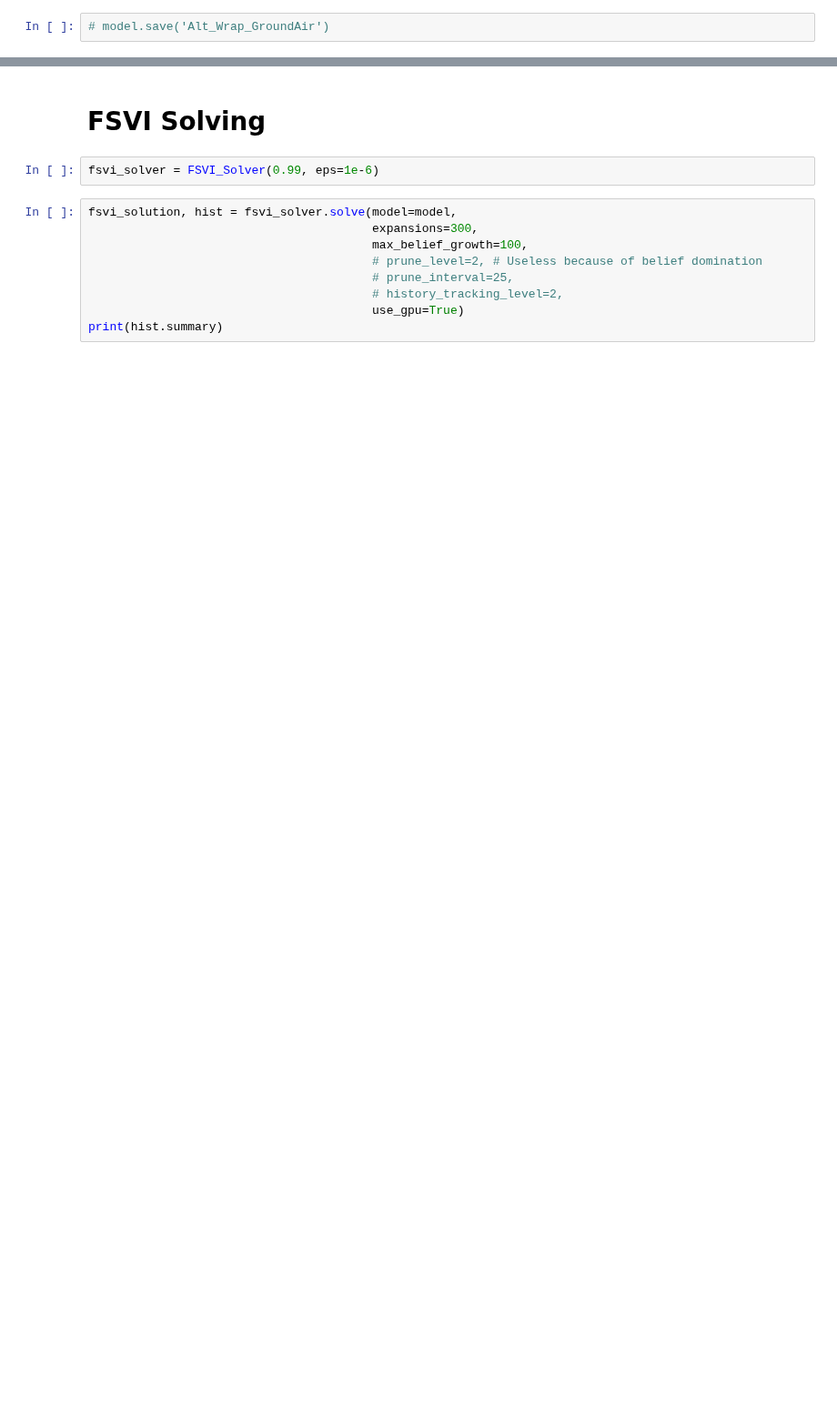
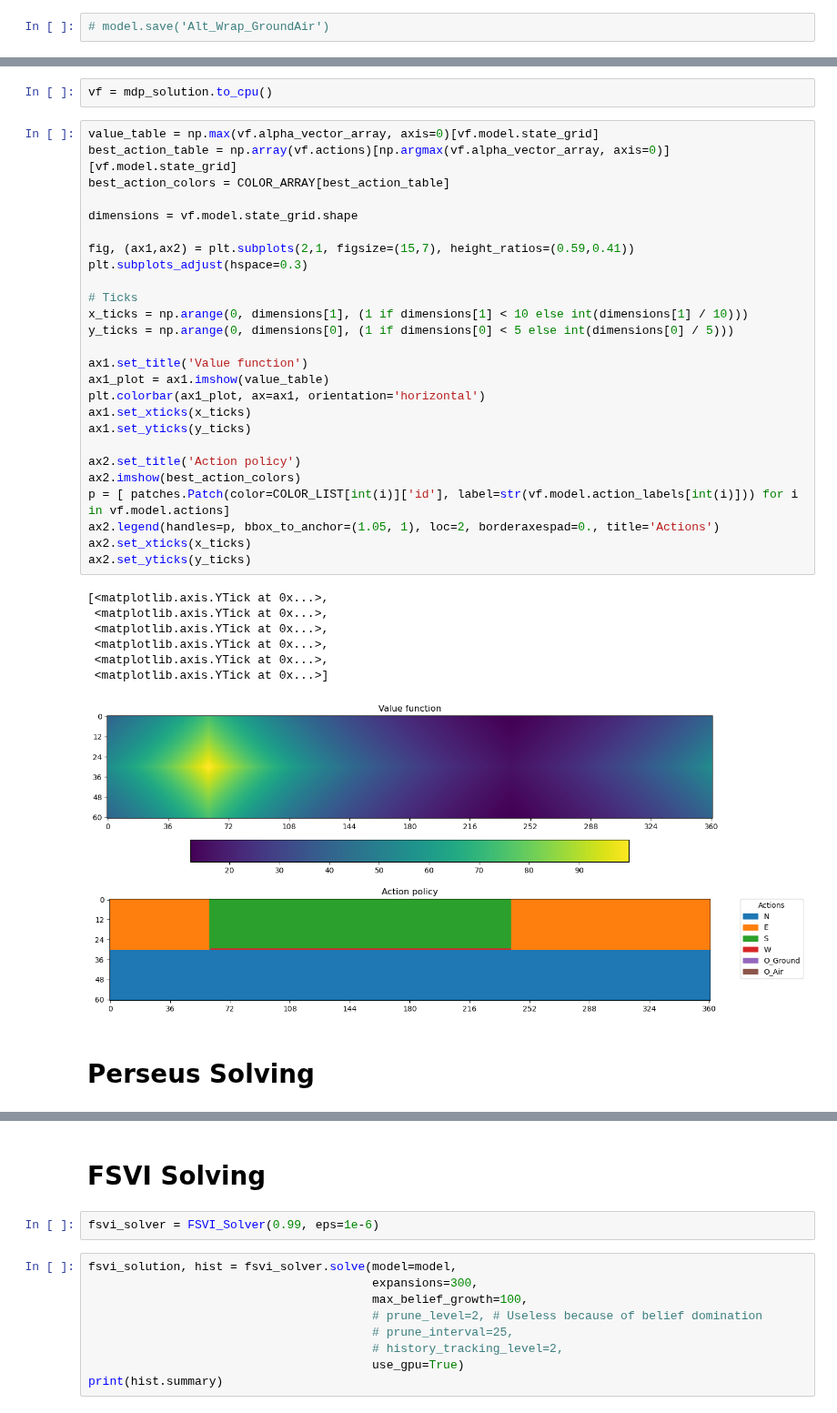
Before and after one commit to PimLb/POMDP_PBVI_Exploration, a Jupyter notebook: Experiments/Olfactory Navigation/Olfactory_Alternation_Paper_Wrap.ipynb, the cells around one changed output, grey strips where cells are left out. Shown at 91% size. Drawn from its saved outputs; the diff is of its cells as text; blank space fills up the shorter version.

```diff
--- a/Experiments/Olfactory Navigation/Olfactory_Alternation_Paper_Wrap.ipynb
+++ b/Experiments/Olfactory Navigation/Olfactory_Alternation_Paper_Wrap.ipynb
@@ -142,0 +188,38 @@ model = Model(
+# %%
+vf = mdp_solution.to_cpu()
+# %%
+value_table = np.max(vf.alpha_vector_array, axis=0)[vf.model.state_grid]
+best_action_table = np.array(vf.actions)[np.argmax(vf.alpha_vector_array, axis=0)][vf.model.state_grid]
+best_action_colors = COLOR_ARRAY[best_action_table]
+
+dimensions = vf.model.state_grid.shape
+
+fig, (ax1,ax2) = plt.subplots(2,1, figsize=(15,7), height_ratios=(0.59,0.41))
+plt.subplots_adjust(hspace=0.3)
+
+# Ticks
+x_ticks = np.arange(0, dimensions[1], (1 if dimensions[1] < 10 else int(dimensions[1] / 10)))
+y_ticks = np.arange(0, dimensions[0], (1 if dimensions[0] < 5 else int(dimensions[0] / 5)))
+
+ax1.set_title('Value function')
+ax1_plot = ax1.imshow(value_table)
+plt.colorbar(ax1_plot, ax=ax1, orientation='horizontal')
+ax1.set_xticks(x_ticks)
+ax1.set_yticks(y_ticks)
+
+ax2.set_title('Action policy')
+ax2.imshow(best_action_colors)
+p = [ patches.Patch(color=COLOR_LIST[int(i)]['id'], label=str(vf.model.action_labels[int(i)])) for i in vf.model.actions]
+ax2.legend(handles=p, bbox_to_anchor=(1.05, 1), loc=2, borderaxespad=0., title='Actions')
+ax2.set_xticks(x_ticks)
+ax2.set_yticks(y_ticks)
+# %% [output]
+[<matplotlib.axis.YTick at 0x...>,
+ <matplotlib.axis.YTick at 0x...>,
+ <matplotlib.axis.YTick at 0x...>,
+ <matplotlib.axis.YTick at 0x...>,
+ <matplotlib.axis.YTick at 0x...>,
+ <matplotlib.axis.YTick at 0x...>]
+[figure, added]
+# %% [markdown]
+# Perseus Solving
```
Also changed, not shown: parts of 37 cells of this notebook, 3 other files.
